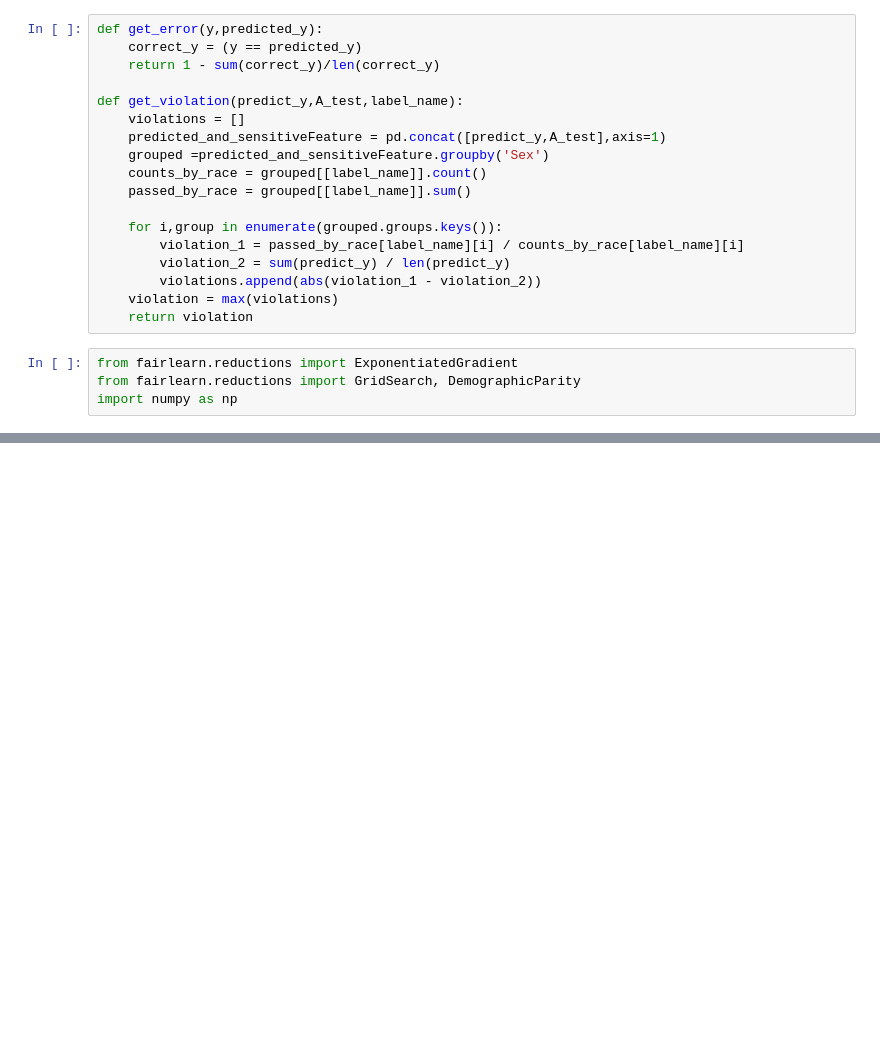
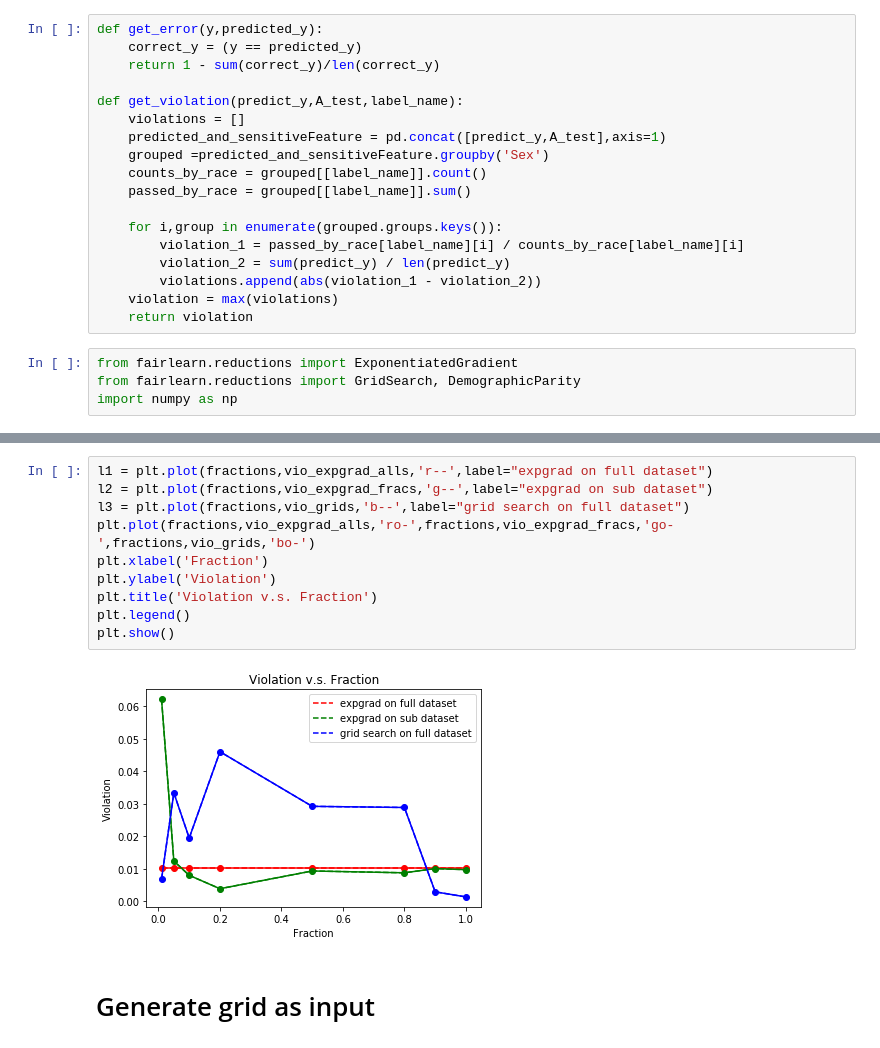
Before and after one commit to UMass-Responsible-AI/fairlearn, a Jupyter notebook: notebooks/Scalability_fraction_effect.ipynb, the cells around one changed output, grey strips where cells are left out. Drawn from its saved outputs; the diff is of its cells as text; blank space fills up the shorter version.

```diff
--- a/notebooks/Scalability_fraction_effect.ipynb
+++ b/notebooks/Scalability_fraction_effect.ipynb
@@ -210,0 +308,14 @@ plt.show()
+# %%
+l1 = plt.plot(fractions,vio_expgrad_alls,'r--',label="expgrad on full dataset")
+l2 = plt.plot(fractions,vio_expgrad_fracs,'g--',label="expgrad on sub dataset")
+l3 = plt.plot(fractions,vio_grids,'b--',label="grid search on full dataset")
+plt.plot(fractions,vio_expgrad_alls,'ro-',fractions,vio_expgrad_fracs,'go-',fractions,vio_grids,'bo-')
+plt.xlabel('Fraction')
+plt.ylabel('Violation')
+plt.title('Violation v.s. Fraction')
+plt.legend()
+plt.show()
+# %% [output]
+[figure, added]
+# %% [markdown]
+# Generate grid as input
```
Also changed, not shown: parts of 12 cells of this notebook, 3 other files.
